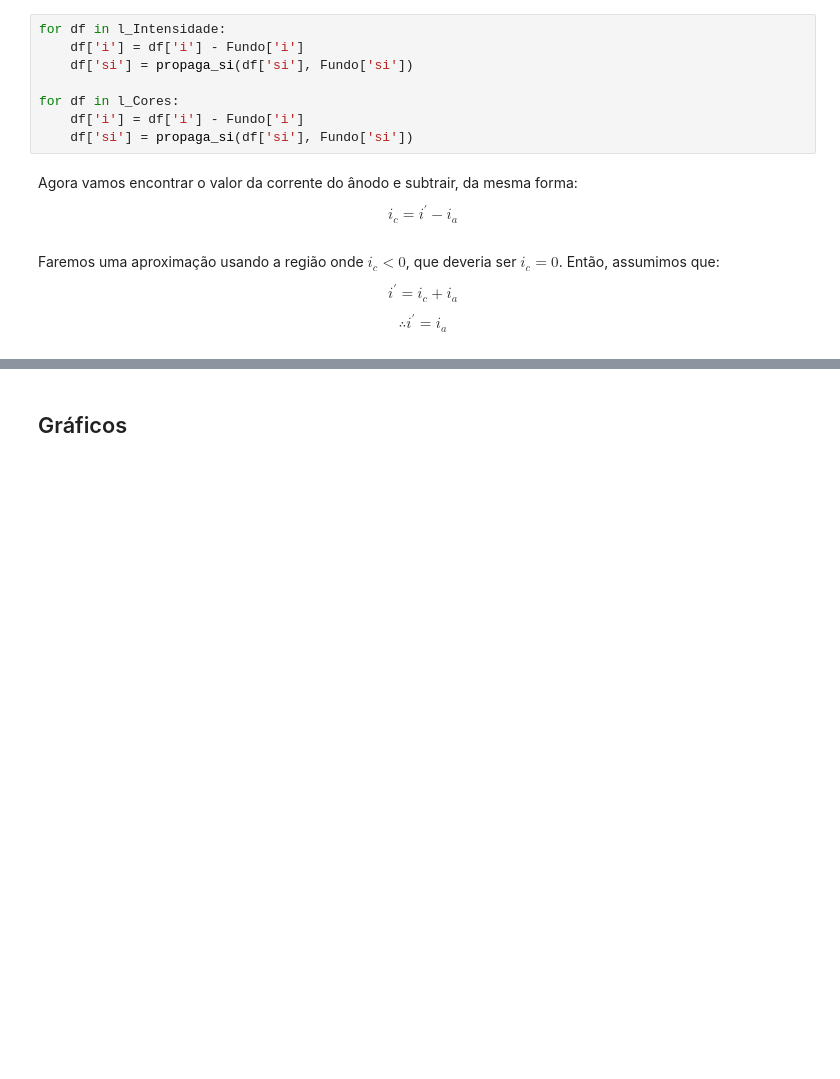
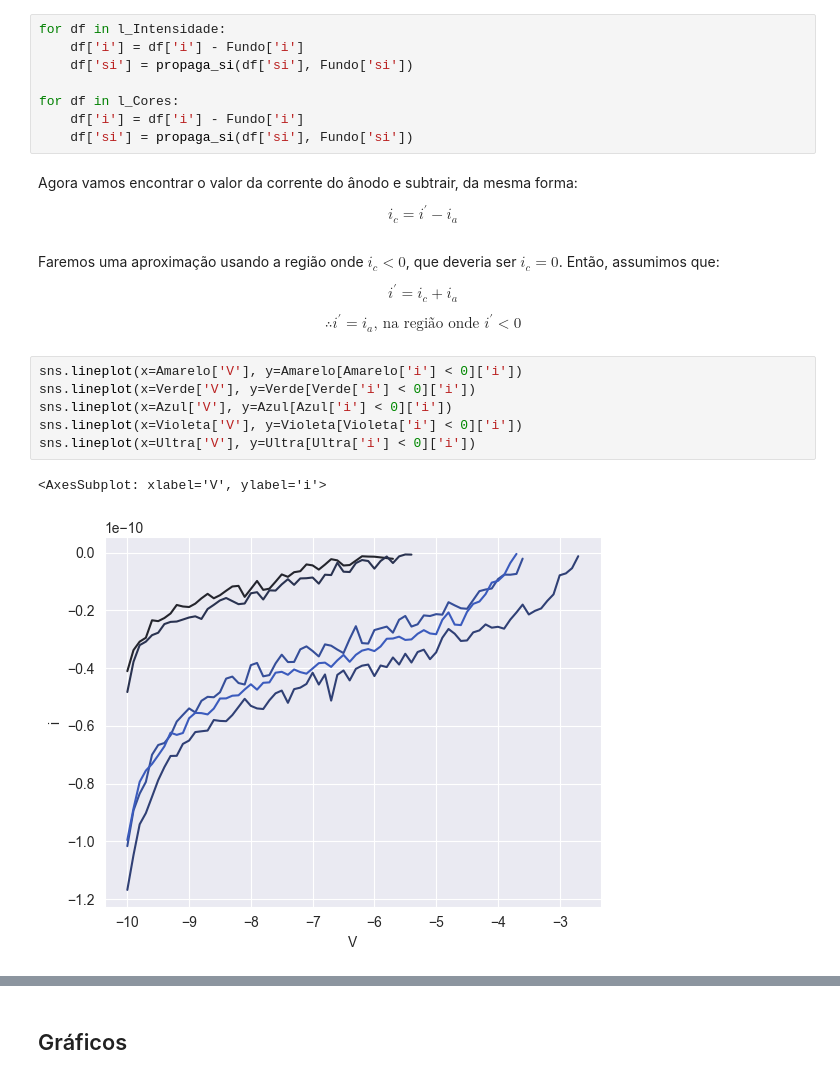
Before and after one commit to desenfados-digitais/lab_V, a Jupyter notebook: Exp1/analise.ipynb, the cells around one changed output, grey strips where cells are left out. Cells and saved outputs as stored; diff of their text form; blank space fills up the shorter version.

```diff
--- a/Exp1/analise.ipynb
+++ b/Exp1/analise.ipynb
@@ -86,4 +86,13 @@ Faremos uma aproximação usando a região onde $i_c<0$, que deveria ser $i_c =
 
 $$i^\prime = i_c + i_a$$
 
-$$\therefore i^\prime = i_a$$
+$$\therefore i^\prime = i_a \text{, na região onde } i^\prime < 0$$
+# %%
+sns.lineplot(x=Amarelo['V'], y=Amarelo[Amarelo['i'] < 0]['i'])
+sns.lineplot(x=Verde['V'], y=Verde[Verde['i'] < 0]['i'])
+sns.lineplot(x=Azul['V'], y=Azul[Azul['i'] < 0]['i'])
+sns.lineplot(x=Violeta['V'], y=Violeta[Violeta['i'] < 0]['i'])
+sns.lineplot(x=Ultra['V'], y=Ultra[Ultra['i'] < 0]['i'])
+# %% [output]
+<AxesSubplot: xlabel='V', ylabel='i'>
+[figure, added]
```
Also changed, not shown: parts of 6 cells of this notebook, 2 other files.
